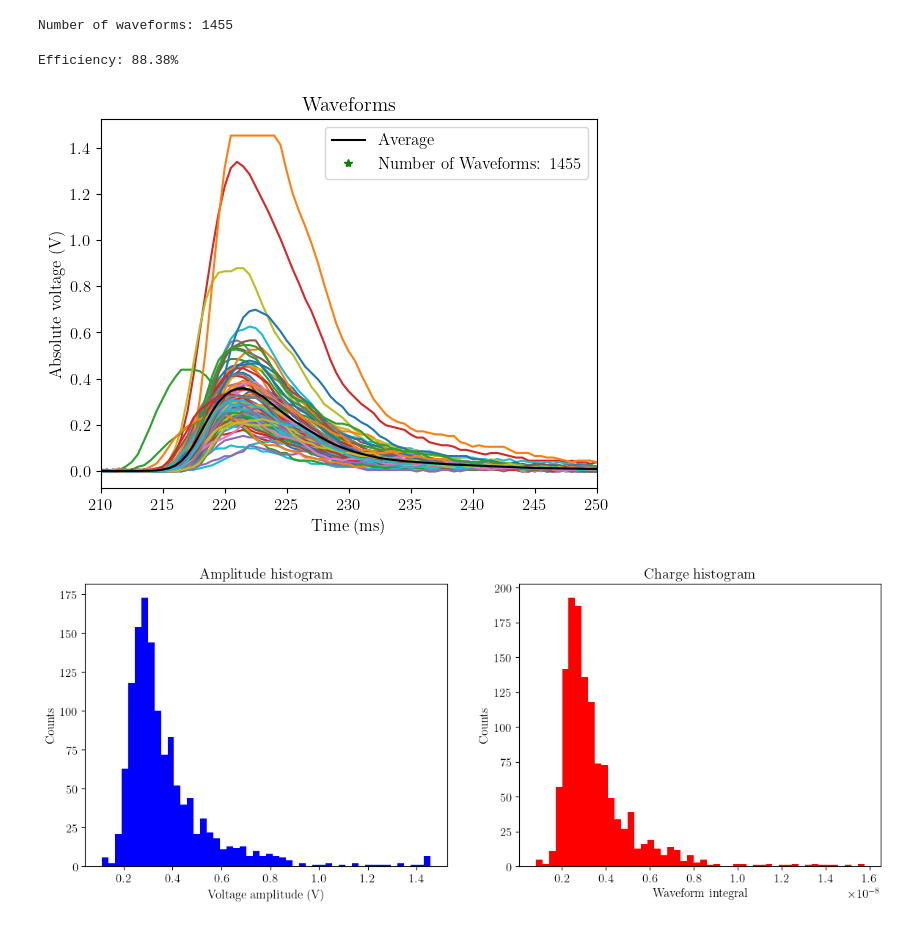
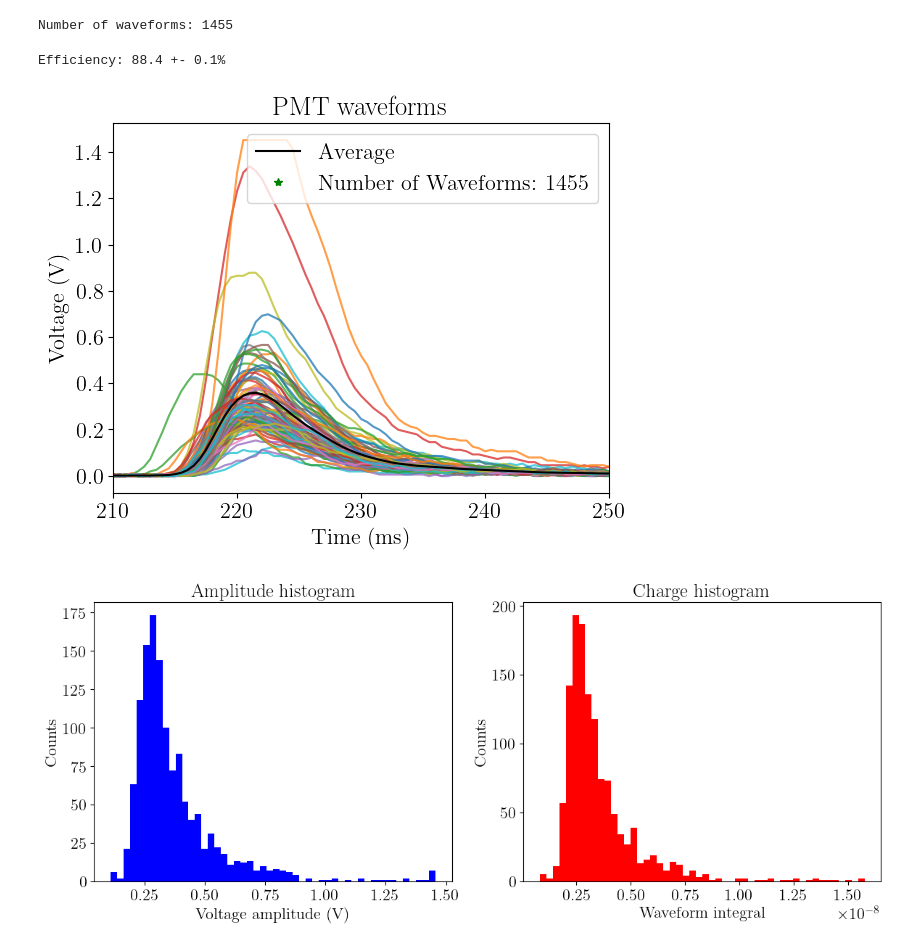
Before and after one commit to JoseCDS17/LabIV_UNIGE, a Jupyter notebook: Differents_PMs/PMT_WaveformDataAnalysis.ipynb, the cells around one changed output. Cells and saved outputs as stored; diff of their text form; code cells hidden in the pictures.

```diff
--- a/Differents_PMs/PMT_WaveformDataAnalysis.ipynb
+++ b/Differents_PMs/PMT_WaveformDataAnalysis.ipynb
@@ -8,7 +8,7 @@ from scipy.integrate import simpson
 
 matplotlib.rcParams['text.usetex'] = True
 matplotlib.rcParams['font.family'] = 'CM Roman'
-matplotlib.rcParams['font.size'] = 12
+matplotlib.rcParams['font.size'] = 16
 # %%
 with open("./txt_data/PMT_wav.txt", "r", encoding="utf-8") as f:
     lines = f.readlines()
@@ -35,7 +35,8 @@ index_dis = np.where(m > discrimination_value)[0]
 
 #efficiency
 eff = len(index_dis)/len(m)
-print(f'Efficiency: {eff*100:0.2f}%')
+eff_err = eff*(1/len(index_dis)+1/len(m))
+print(f'Efficiency: {eff*100:0.1f} +- {eff_err*100:0.1f}%')
 
 #discrimination
 int_low = 2.1e-7
@@ -61,25 +62,25 @@ for i in range(len(voltage)):
 #average waveform
 wav_average = sum(voltage_dis)/len(voltage_dis)
 # %% [output]
-Efficiency: 88.38%
+Efficiency: 88.4 +- 0.1%
 # %%
 #Figure
 fig ,ax = plt.subplots()
 
 for j in range(100):
-    ax.plot(t_dis[j]*1e9, voltage_dis[j])
+    ax.plot(t_dis[j]*1e9, voltage_dis[j], alpha=0.75)
 
 ax.plot(t_dis[0]*1e9, wav_average,'k', label='Average')
 ax.plot([],[], '*',color='g', label=f'Number of Waveforms: {len(voltage)}')
 ax.set_xlim([210,250])
 ax.set_xlabel('Time (ms)')
-ax.set_ylabel('Absolute voltage (V)')
-ax.set_title('Waveforms')
+ax.set_ylabel('Voltage (V)')
+ax.set_title('PMT waveforms')
 ax.legend()
 
 fig.savefig('../Images/PMT_waveforms.pdf')
 # %% [output]
-[figure, old version]
+[figure, new version]
 # %%
 bins = 50
 #Figure
@@ -102,4 +103,4 @@ ax2.set_title('Charge histogram')
 
 fig.savefig('../Images/PMT_histograms.pdf')
 # %% [output]
-[figure, old version]
+[figure, new version]
```
Also changed, not shown: 6 other files.
